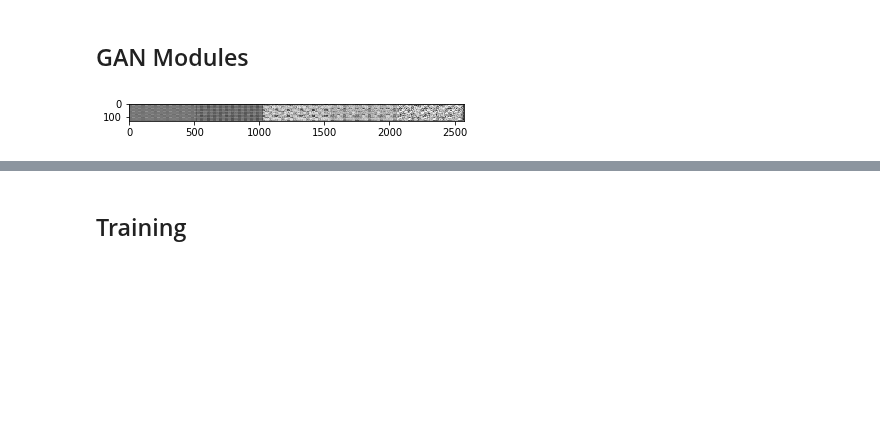
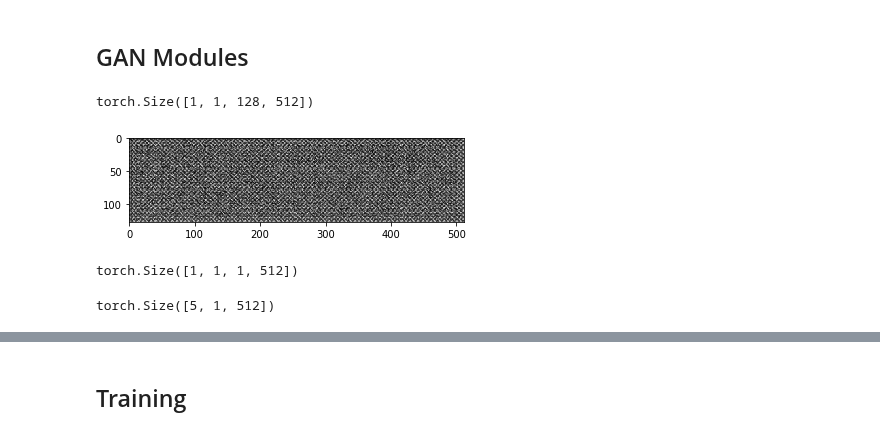
Before and after one commit to ericburdett/cs601r-dl, a Jupyter notebook: gan.ipynb, the cells around one changed output, grey strips where cells are left out. Cells and saved outputs as stored; diff of their text form; code cells hidden in the pictures; blank space fills up the shorter version.

```diff
--- a/gan.ipynb
+++ b/gan.ipynb
@@ -369,10 +367,18 @@ class Generator(nn.Module):
     return out
 # %%
 g = Generator()
-imgs = g(torch.randn(5, 128), torch.randn(5, 1, 1, 256), torch.randn(5, 1, 1, 256))
+imgs = g(torch.randn(1, 128), torch.randn(1, 1, 1, 256), torch.randn(1, 1, 1, 256))
+print(imgs.shape)
 show_imgs(imgs)
 # %% [output]
+torch.Size([1, 1, 128, 512])
-[figure, old version]
+[figure, new version]
+# %%
+x = torch.randn(1, 1, 128, 512)
+mp = nn.MaxPool2d((128, 1))
+mp(x).shape
+# %% [output]
+torch.Size([1, 1, 1, 512])
 # %%
 class Discriminator(nn.Module):
   def __init__(self):
@@ -418,0 +454,9 @@ class Recognizer(nn.Module):
+# %%
+# input -> (BATCH_SIZE, 1, 512)
+rnn = nn.GRU(512, 256, 2, bidirectional=True)
+input = torch.randn(5, 1, 512)
+h0 = torch.randn(4, 1, 256)
+output, hn = rnn(input, h0)
+print(output.shape)
+# %% [output]
+torch.Size([5, 1, 512])
```
Also changed, not shown: parts of 4 cells of this notebook.
